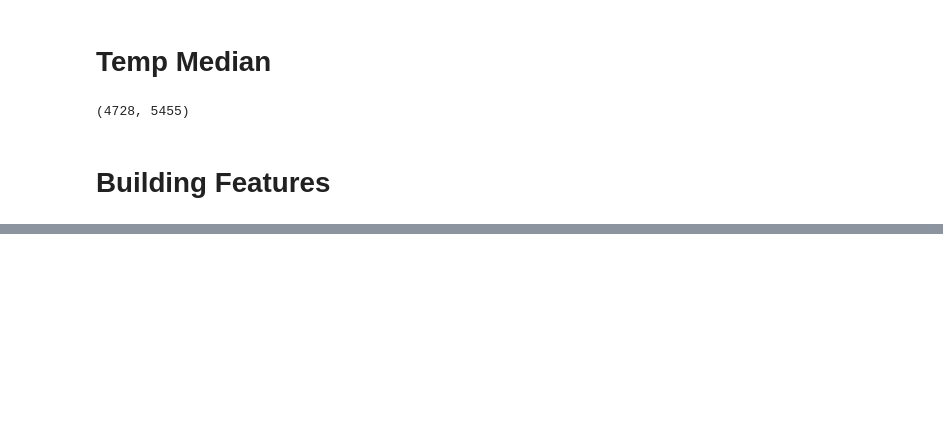
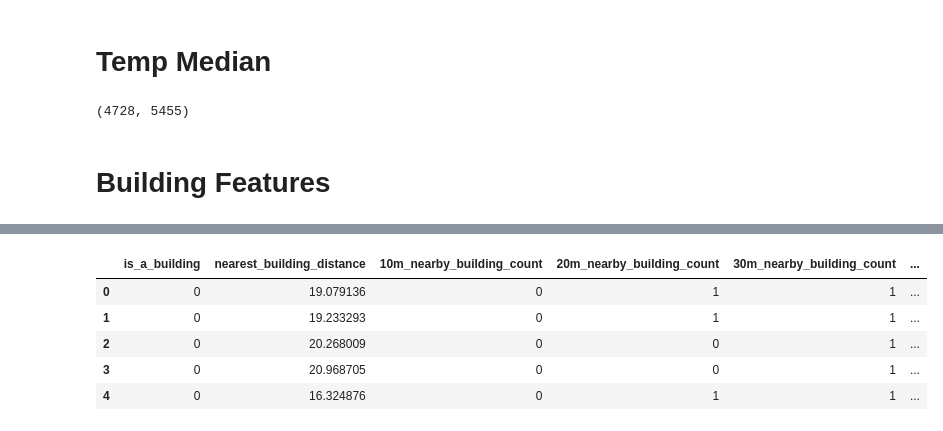
Before and after one commit to valliansayoga/ey-data-challenge-2025, a Jupyter notebook: EY2025_Create_Features.ipynb, the cells around one changed output, grey strips where cells are left out. Cells and saved outputs as stored; diff of their text form; code cells hidden in the pictures; blank space fills up the shorter version.

```diff
--- a/EY2025_Create_Features.ipynb
+++ b/EY2025_Create_Features.ipynb
@@ -474,0 +697,9 @@ Done!
+# %%
+df_building_train.head().iloc[:, 5:]
+# %% [output]
+|  | is_a_building | nearest_building_distance | 10m_nearby_building_count | 20m_nearby_building_count | 30m_nearby_building_count | ... |
+| 0 | 0 | 19.079136 | 0 | 1 | 1 | ... |
+| 1 | 0 | 19.233293 | 0 | 1 | 1 | ... |
+| 2 | 0 | 20.268009 | 0 | 0 | 1 | ... |
+| 3 | 0 | 20.968705 | 0 | 0 | 1 | ... |
+| 4 | 0 | 16.324876 | 0 | 1 | 1 | ... |
```
Also changed, not shown: parts of 9 cells of this notebook.
